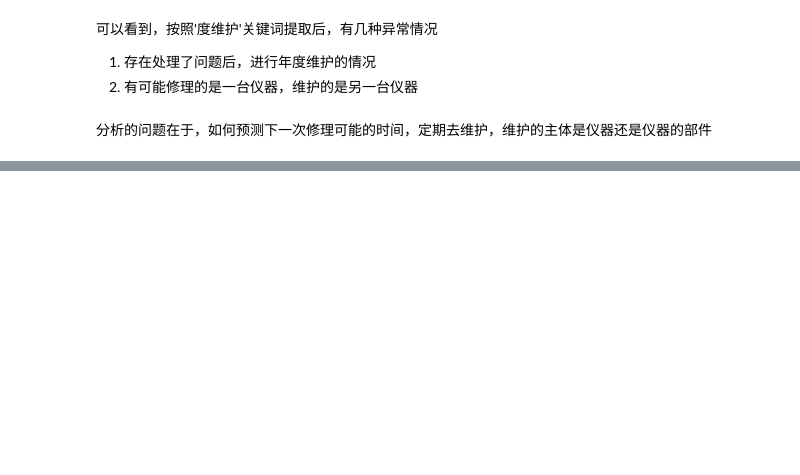
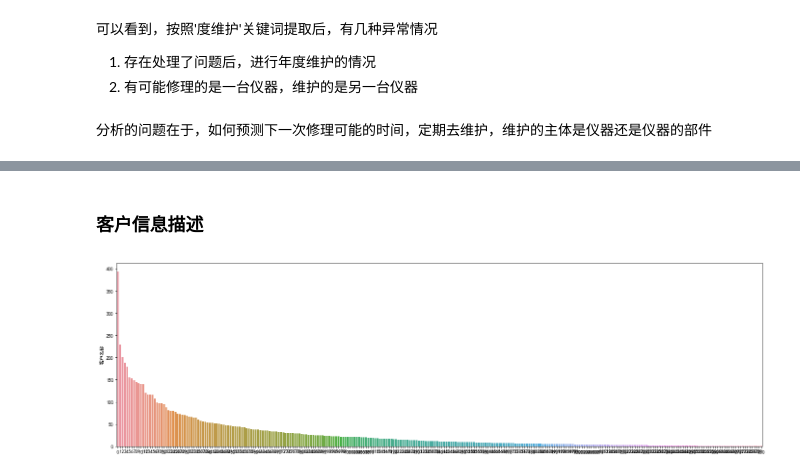
Before and after one commit to clouwer/nlpnotebook, a Jupyter notebook: projects/Biosan-service-upgrade-2019/ipy/EDA.ipynb, the cells around one changed output, grey strips where cells are left out. Saved outputs shown, nothing was run; the diff lists cells and outputs as text; code cells hidden in the pictures; blank space fills up the shorter version.

```diff
--- a/projects/Biosan-service-upgrade-2019/ipy/EDA.ipynb
+++ b/projects/Biosan-service-upgrade-2019/ipy/EDA.ipynb
@@ -126,3 +131,13 @@ leica软件生成xml文件，包含病人信息及图像信息；Lis直接调用
 将扫描主机移到地面上，画面晃动减弱，图像捕获清晰；
 问题：捕获时条带不清晰，保养3台显微镜。处理：1，清洁各镜头，平台，科勒照明调整。2，捕获，比原先市时清晰。3，设置快捷键。结果：仪器使用正常。
 富阳区妇幼保健院：1235年度维护：1.机械测试正常；增强液加样精度正常；洗板机残余量正常；加样枪测试正常；2.检测单元正常，Eu：103.9万，Sm：10.5万，flash：1212.3.加样针精度测试正常4.填写校验报告。仪器性能正常，对于之前出现一次阳性标本复查正常情况，可能为其他原因导致。
+# %% [markdown]
+### 客户信息描述
+# %%
+client_eda = data_['客户名称'].value_counts()
+
+plt.figure(figsize = (24,7))
+sns.barplot(list(range(len(list(client_eda.index)))), client_eda)
+plt.savefig('{}客户统计.png'.format(config.savefig_path))
+# %% [output]
+[figure, added]
```
Also changed, not shown: parts of 25 cells of this notebook, 7 other files.
